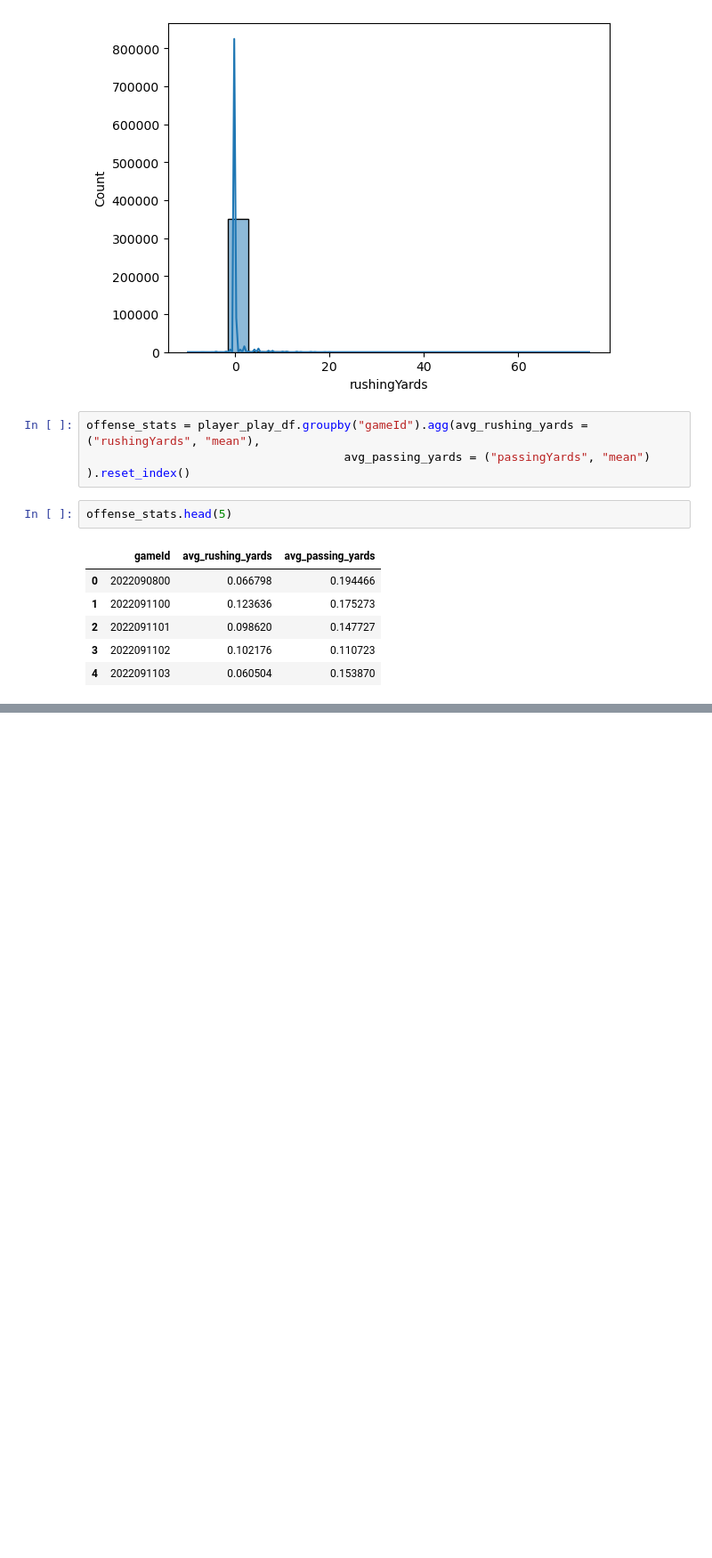
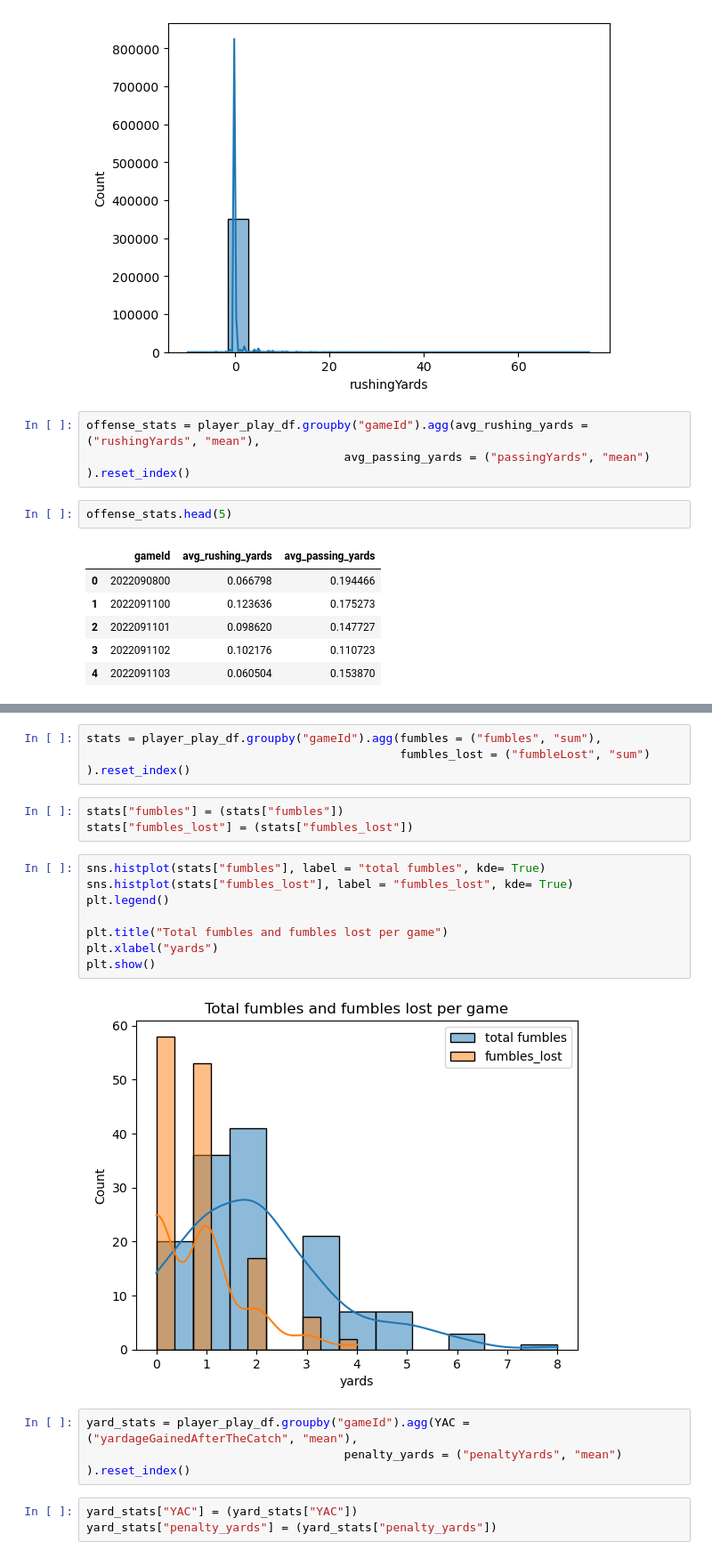
Before and after one commit to Aaryanshah428/NFL-Data-Analysis, a Jupyter notebook: analysis.ipynb, the cells around one changed output, grey strips where cells are left out. Shown at 89% size. Cells and saved outputs as stored; diff of their text form; blank space fills up the shorter version.

```diff
--- a/analysis.ipynb
+++ b/analysis.ipynb
@@ -732,0 +757,22 @@ plt.show()
+# %%
+stats = player_play_df.groupby("gameId").agg(fumbles = ("fumbles", "sum"),
+                                             fumbles_lost = ("fumbleLost", "sum") ).reset_index()
+# %%
+stats["fumbles"] = (stats["fumbles"])
+stats["fumbles_lost"] = (stats["fumbles_lost"])
+# %%
+sns.histplot(stats["fumbles"], label = "total fumbles", kde= True)
+sns.histplot(stats["fumbles_lost"], label = "fumbles_lost", kde= True)
+plt.legend()
+
+plt.title("Total fumbles and fumbles lost per game")
+plt.xlabel("yards")
+plt.show()
+# %% [output]
+[figure, added]
+# %%
+yard_stats = player_play_df.groupby("gameId").agg(YAC = ("yardageGainedAfterTheCatch", "mean"),
+                                     penalty_yards = ("penaltyYards", "mean") ).reset_index()
+# %%
+yard_stats["YAC"] = (yard_stats["YAC"])
+yard_stats["penalty_yards"] = (yard_stats["penalty_yards"])
```
Also changed, not shown: parts of 6 cells of this notebook.
